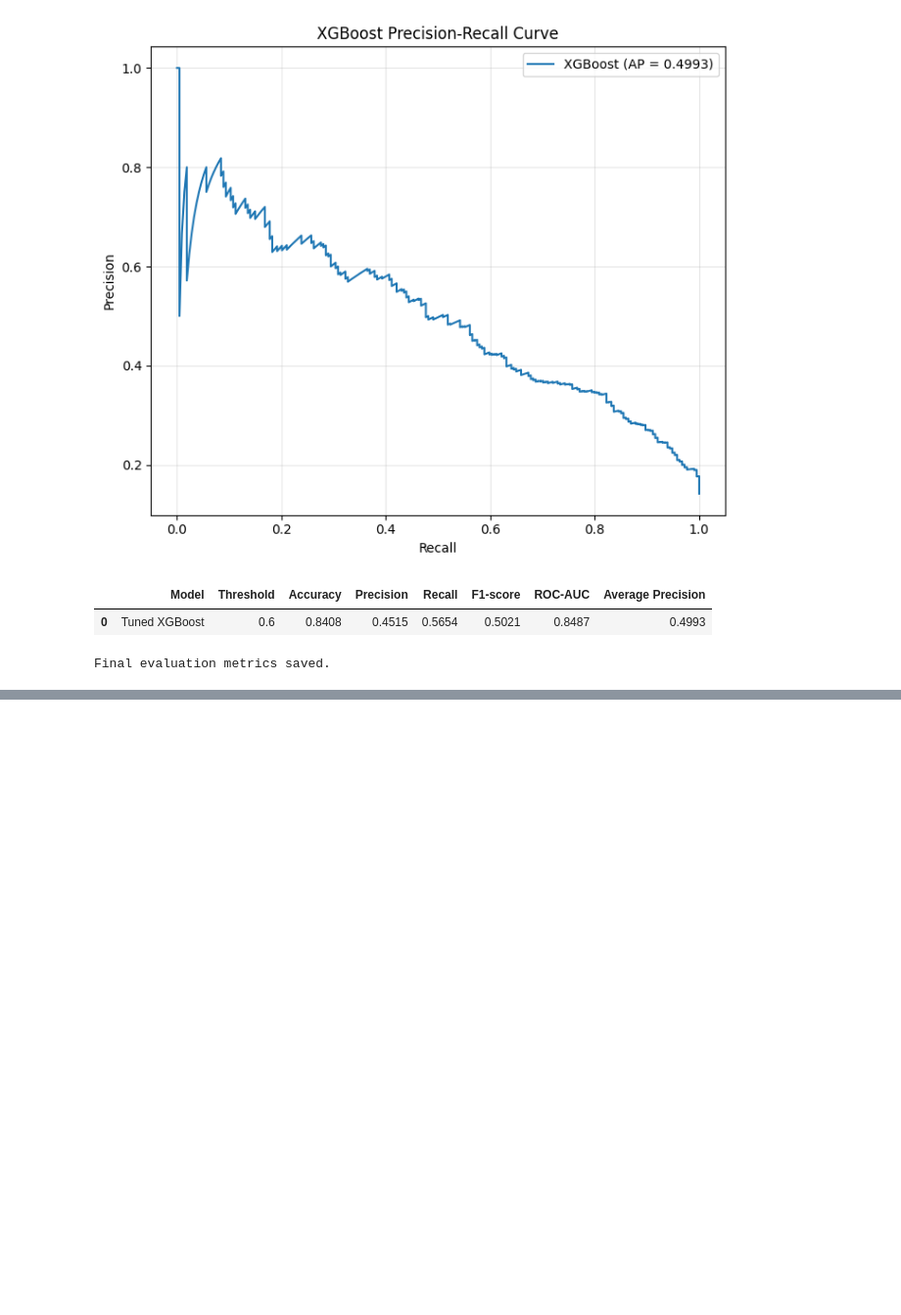
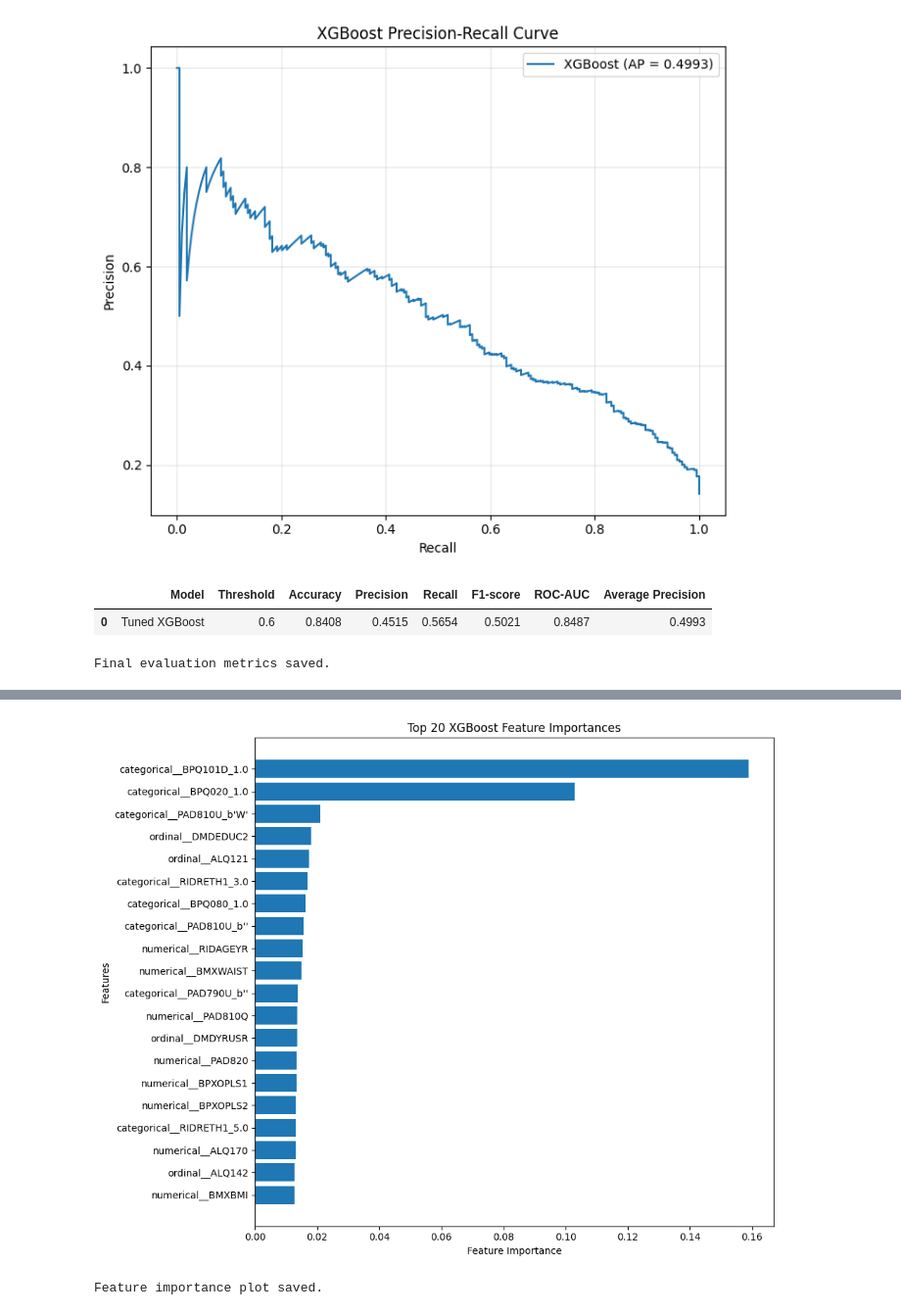
Before and after one commit to iamajaygaur/NHANES-Diabetes-Prediction, a Jupyter notebook: notebooks/CSCI6970_02_Data_Cleaning.ipynb, the cells around one changed output, grey strips where cells are left out. Shown at 98% size. Drawn from its saved outputs; the diff is of its cells as text; code cells hidden in the pictures; blank space fills up the shorter version.

```diff
--- a/notebooks/CSCI6970_02_Data_Cleaning.ipynb
+++ b/notebooks/CSCI6970_02_Data_Cleaning.ipynb
@@ -14525,0 +14577,32 @@ Final evaluation metrics saved.
+# %%
+import matplotlib.pyplot as plt
+
+top_features = feature_importance.head(20).sort_values(
+    by="Importance",
+    ascending=True
+)
+
+plt.figure(figsize=(10, 8))
+
+plt.barh(
+    top_features["Feature"],
+    top_features["Importance"]
+)
+
+plt.xlabel("Feature Importance")
+plt.ylabel("Features")
+plt.title("Top 20 XGBoost Feature Importances")
+plt.tight_layout()
+
+plt.savefig(
+    figures_dir / "xgboost_feature_importance.png",
+    dpi=300,
+    bbox_inches="tight"
+)
+
+plt.show()
+
+print("Feature importance plot saved.")
+# %% [output]
+[figure, added]
+Feature importance plot saved.
```
Also changed, not shown: parts of 25 cells of this notebook, 10 other files.
